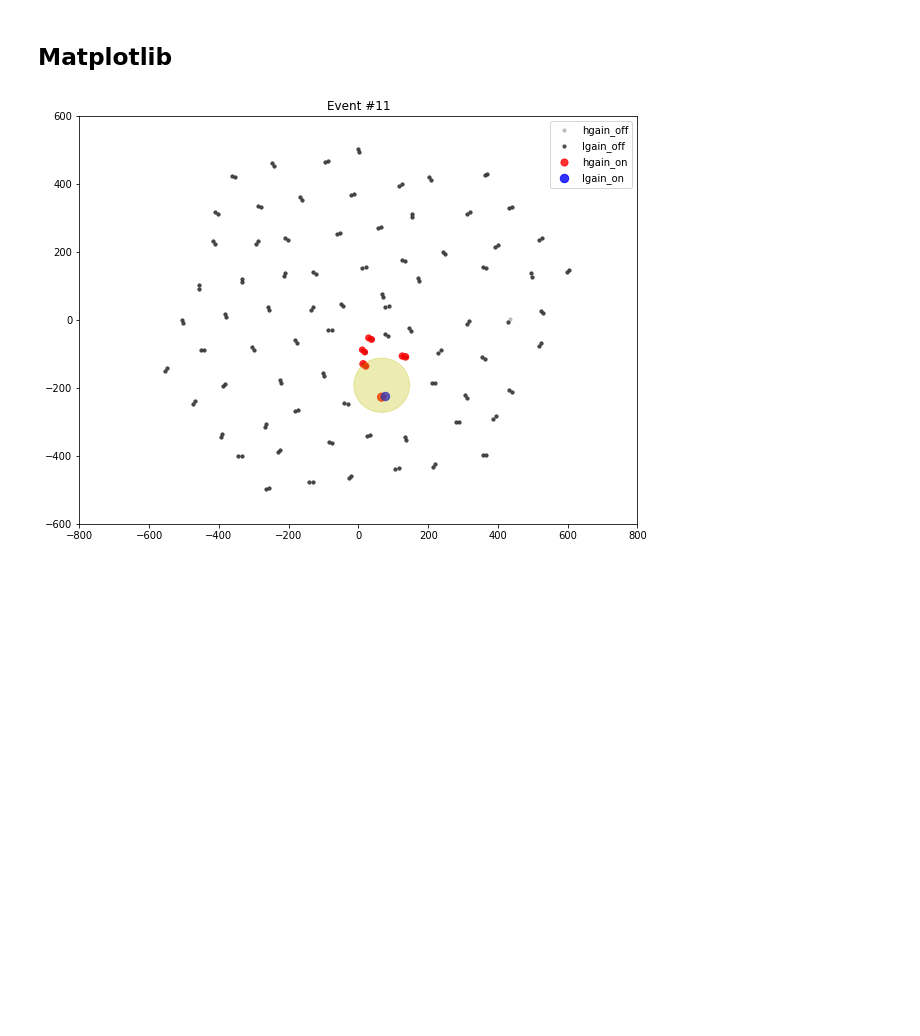
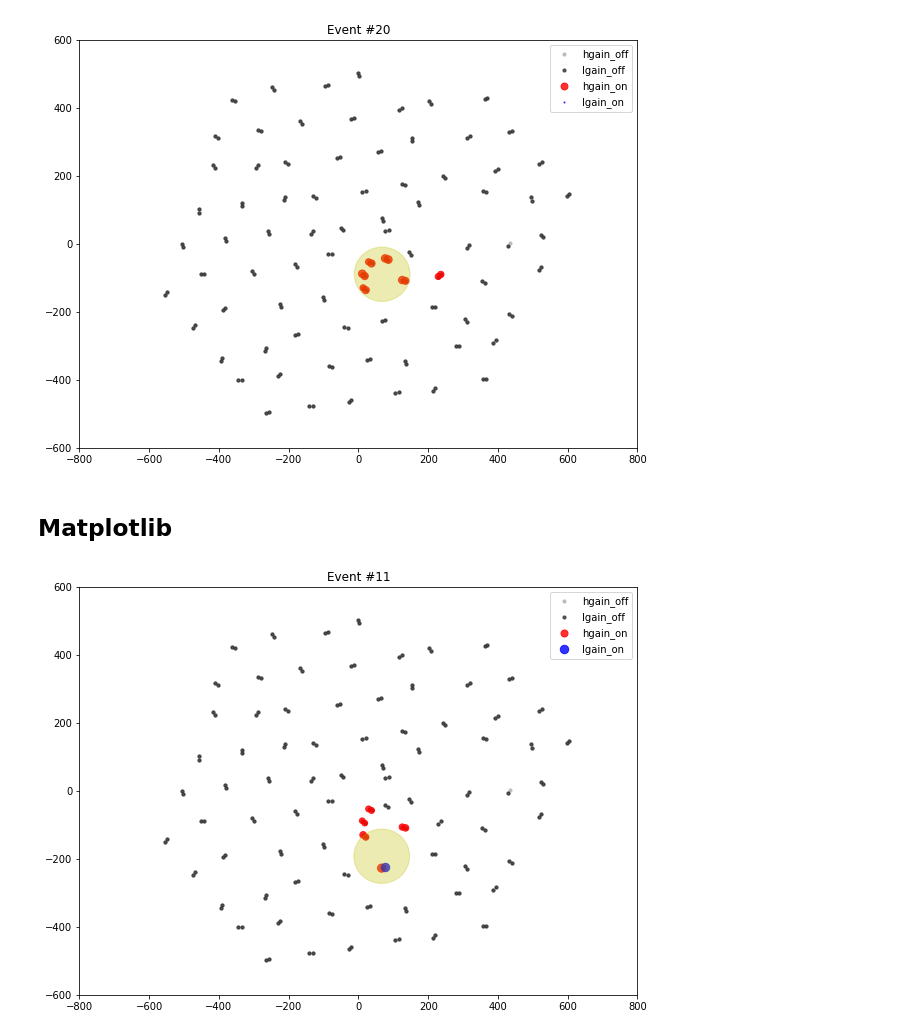
Before and after one commit to nachtm/cosmic-rAI, a Jupyter notebook: experiments/new_data_viz.ipynb, the cells around one changed output. Drawn from its saved outputs; the diff is of its cells as text; code cells hidden in the pictures; blank space fills up the shorter version.

```diff
--- a/experiments/new_data_viz.ipynb
+++ b/experiments/new_data_viz.ipynb
@@ -17,3 +24,7 @@ dh = DataHelper((mat1, mat2))
+# %%
+dh.display_event(20, set_size_by_charges=True)
+# %% [output]
+[figure, added]
 # %% [markdown]
 ## Matplotlib
 # %%
```
Also changed, not shown: parts of 6 cells of this notebook, 3 other files.
